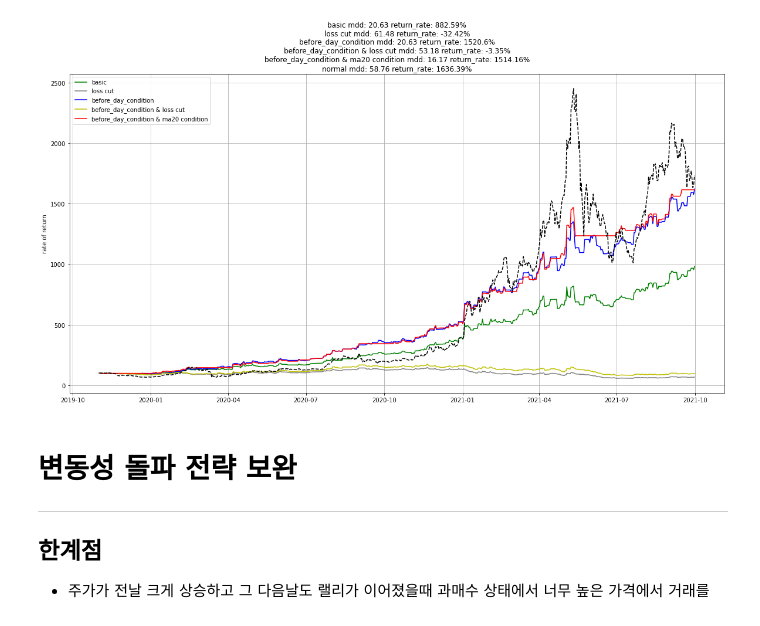
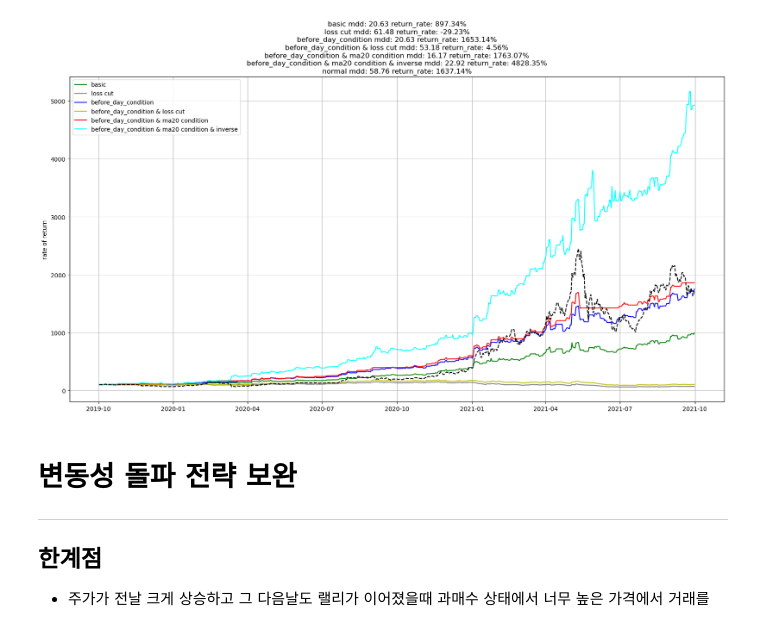
Before and after one commit to happysms/Trading, a Jupyter notebook: ethrium/eth_volatility_backtest.ipynb, the cells around one changed output. Cells and saved outputs as stored; diff of their text form; code cells hidden in the pictures.

Commit message:
선물 inverse 전략 추가 및 백테스트

```diff
--- a/ethrium/eth_volatility_backtest.ipynb
+++ b/ethrium/eth_volatility_backtest.ipynb
@@ -155,6 +155,37 @@ class VolatilityStrategy:
 
         return df
 
+    def backtest_before_day_condition_and_ma20_and_inverse(self, graph=True):
+        """기존 전략 + 전날 큰 폭의 상승시 거래 제한 + 20선 위에서만 거래 조건 + 하락장 매도 숏"""
+
+        df = pyupbit.get_ohlcv(f"KRW-{self.ticker}", count=len(self.df) + 19,
+                               to=get_next_day(datetime.strftime(self.df.index[-1], "%Y-%m-%d")))
+
+        df = self.initialize_df(df, self.k)
+        df['inverse_target'] = df['open'] - df['range'].shift(1)
+
+        df['ma20'] = df['close'].rolling(window=20).mean()
+        df = df[df['ma20'].notna()]
+
+        df['ror'] = np.where((df['high'] > df['target'])
+                             & ((df['close'].shift(1) / df['open'].shift(1)) < 1 + (self.before_day_condition) / 100)
+                             & (df['ma20'] < df['close']),
+                              df['close'] / df['target'] - 0.001,
+                              1)
+
+        df['ror'] = np.where((df['ma20'] > df['close'])
+                             & (df['inverse_target'] > df['low']),
+                             (2 - df['close'] / df['inverse_target']) - 0.001,
+                             df['ror'])
+
+
+        df = self.complete_df(df)
+
+        if graph:
+            self.visualize_return_rate(df)
+
+        return df
+
     def backtest_before_day_condition_and_loss_cut(self, graph=True):
         """기존 전략 + 전날 큰 폭의 상승시 거래 제한 + 손절가 설정"""
 
@@ -166,6 +197,7 @@ class VolatilityStrategy:
 
         df = self.get_loss_cut_df(df)
         df = self.complete_df(df)
+
 
         if graph:
             self.visualize_return_rate(df)
@@ -192,6 +224,7 @@ class VolatilityStrategy:
         df_before_day_condition = self.backtest_before_day_condition(graph=False)
         df_before_day_condition_and_loss_cut = self.backtest_before_day_condition_and_loss_cut(graph=False)
         df_before_day_condition_and_ma20 = self.backtest_before_day_condition_and_ma20(graph=False)
+        df_before_day_condition_and_ma20_and_inverse = self.backtest_before_day_condition_and_ma20_and_inverse(graph=False)
 
         plt.figure(figsize = (20, 10))
         plt.plot(self.df.index, df_basic['hpr']*100, color = 'g', label = "basic")
@@ -199,6 +232,7 @@ class VolatilityStrategy:
         plt.plot(self.df.index, df_before_day_condition['hpr']*100, color = 'b', label = "before_day_condition")
         plt.plot(self.df.index, df_before_day_condition_and_loss_cut['hpr']*100, color = 'y', label = "before_day_condition & loss cut")
         plt.plot(self.df.index, df_before_day_condition_and_ma20['hpr']*100, color = 'r', label = "before_day_condition & ma20 condition")
+        plt.plot(self.df.index, df_before_day_condition_and_ma20_and_inverse['hpr']*100, color = 'cyan', label = "before_day_condition & ma20 condition & inverse")
         plt.plot(self.df.index, self.df['n_hpr']*100, color = 'k', linestyle = '--')
 
         plt.legend(loc='best')
@@ -207,6 +241,7 @@ class VolatilityStrategy:
                   f"before_day_condition mdd: {round(df_before_day_condition['mdd'].max(), 2)} return_rate: {round(df_before_day_condition['hpr'].iloc[-1] * 100 - 100, 2)}%\n"
                   f"before_day_condition & loss cut mdd: {round(df_before_day_condition_and_loss_cut['mdd'].max(), 2)} return_rate: {round(df_before_day_condition_and_loss_cut['hpr'].iloc[-1] * 100 - 100, 2)}%\n"
                   f"before_day_condition & ma20 condition mdd: {round(df_before_day_condition_and_ma20['mdd'].max(), 2)} return_rate: {round(df_before_day_condition_and_ma20['hpr'].iloc[-1] * 100 - 100, 2)}%\n"
+                  f"before_day_condition & ma20 condition & inverse mdd: {round(df_before_day_condition_and_ma20_and_inverse['mdd'].max(), 2)} return_rate: {round(df_before_day_condition_and_ma20_and_inverse['hpr'].iloc[-1] * 100 - 100, 2)}%\n"
                   f"normal mdd: {round(self.df['n_mdd'].max(), 2)} return_rate: {round(self.df['n_hpr'].iloc[-1] * 100 - 100, 2)}%")
         plt.ylabel("rate of return")
         plt.grid(True)
@@ -214,12 +253,12 @@ class VolatilityStrategy:
 # %%
-df = pyupbit.get_ohlcv("KRW-ETH", to="2021-10-01", count=700)
+df = pyupbit.get_ohlcv("KRW-ETH", to="2021-10-10", count=730)
 
 v = VolatilityStrategy(ticker="ETH", df=df, k=0.4,
                        loss_cut_rate=-3, before_day_condition=8)
 
 v.visualize_each_stategy()
 # %% [output]
-[figure, old version]
+[figure, new version]
 # %%
 # 상승장 2021-07-20 ~ 2021-09-04  (k = 0.4)
 rise_df = pyupbit.get_ohlcv("KRW-ETH", to="2021-09-04", count=46)
```
Also changed, not shown: parts of 2 cells of this notebook.
